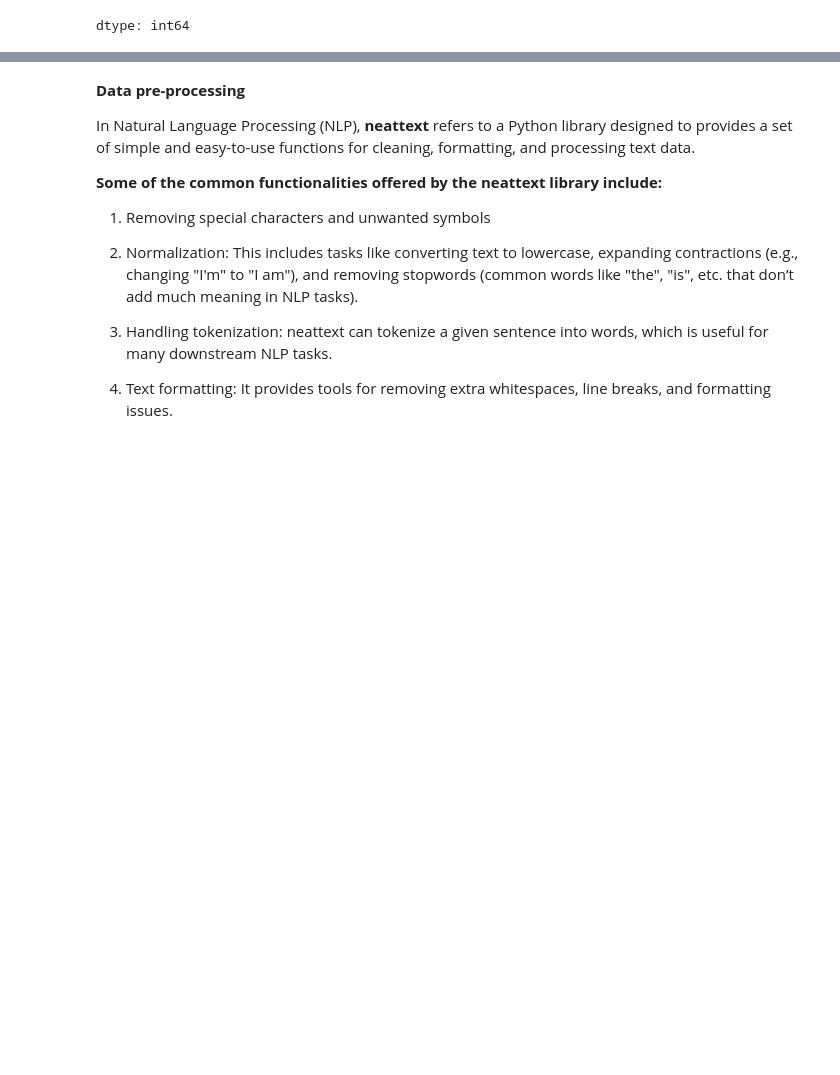
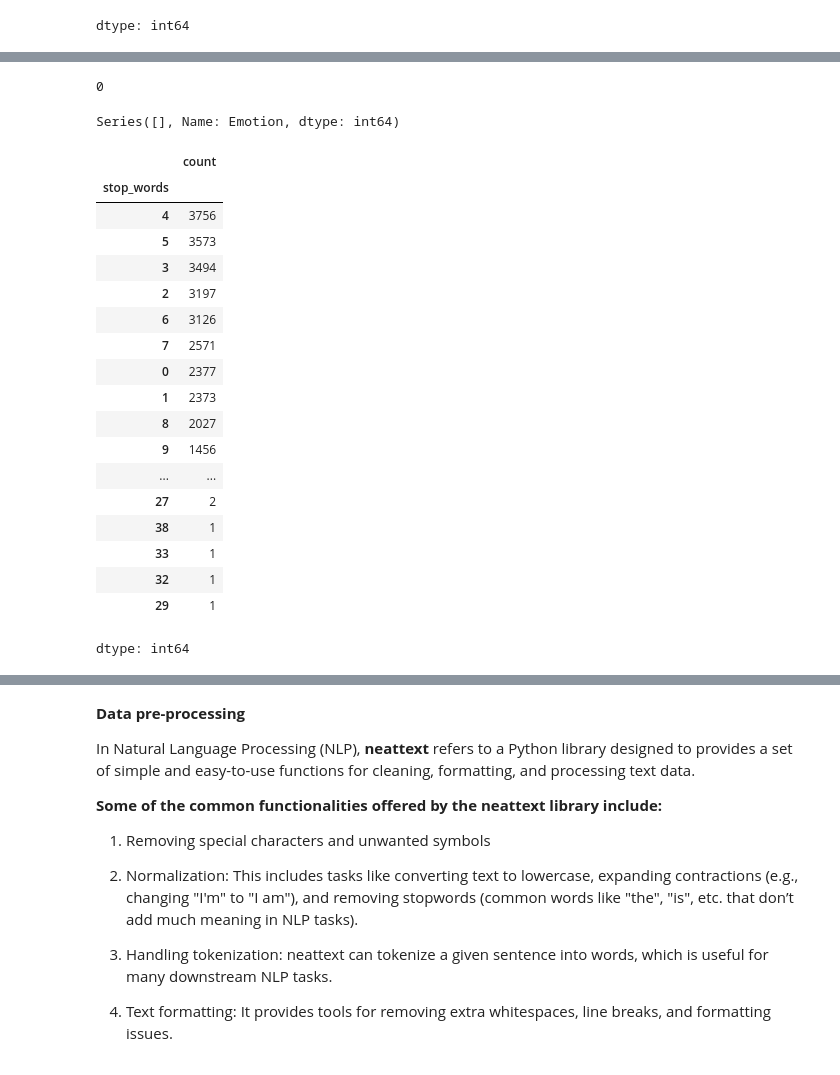
Before and after one commit to tashir0605/SentimentSphere, a Jupyter notebook: Emotion Through Text/Human_Emotion_through_text.ipynb, the cells around one changed output, grey strips where cells are left out. Saved outputs shown, nothing was run; the diff lists cells and outputs as text; code cells hidden in the pictures; blank space fills up the shorter version.

```diff
--- a/Emotion Through Text/Human_Emotion_through_text.ipynb
+++ b/Emotion Through Text/Human_Emotion_through_text.ipynb
@@ -41,0 +211,35 @@ sns.countplot(x='Emotion',data=df)
+# %%
+print(df["Text"].duplicated().sum())  # Should be 0 if all duplicates were removed
+# %% [output]
+0
+# %%
+conflicts = df.groupby("Text")["Emotion"].nunique()
+print(conflicts[conflicts > 1])  # Should show if any text had multiple emotions
+# %% [output]
+Series([], Name: Emotion, dtype: int64)
+# %%
+#Count the number of stopwords in the data
+temp =df.copy()
+stop_words = set(stopwords.words("english"))
+temp['stop_words'] = temp['Text'].apply(lambda x: len(set(x.split()) & set(stop_words)))
+temp.stop_words.value_counts()
+# %% [output]
+|  | count |
+| stop_words |  |
+| 4 | 3756 |
+| 5 | 3573 |
+| 3 | 3494 |
+| 2 | 3197 |
+| 6 | 3126 |
+| 7 | 2571 |
+| 0 | 2377 |
+| 1 | 2373 |
+| 8 | 2027 |
+| 9 | 1456 |
+| ... | ... |
+| 27 | 2 |
+| 38 | 1 |
+| 33 | 1 |
+| 32 | 1 |
+| 29 | 1 |
+dtype: int64
```
Also changed, not shown: parts of 23 cells of this notebook.
